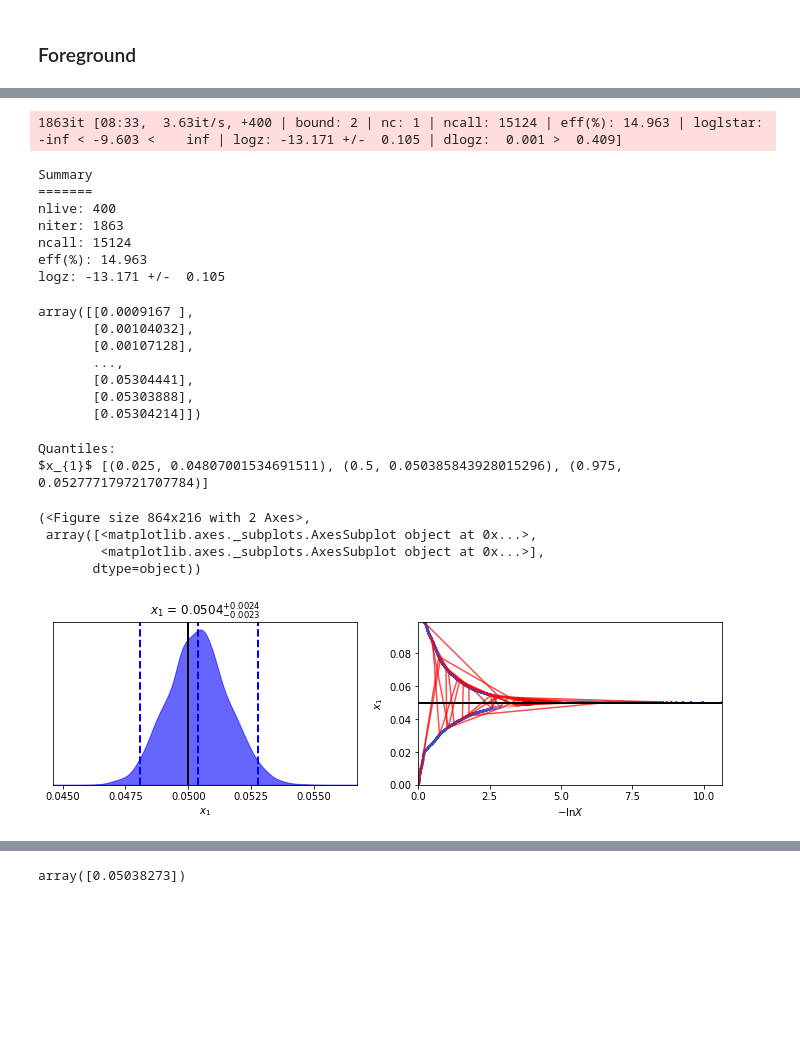
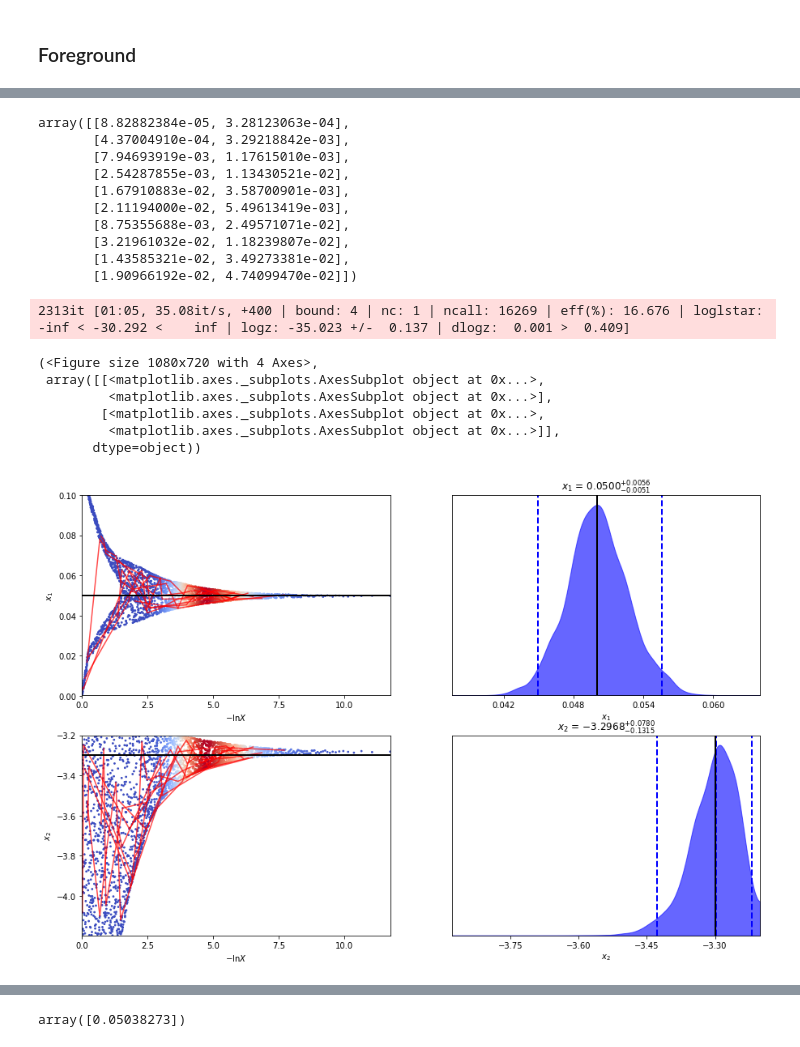
Before and after one commit to YJHelloWorld/Likelihood, a Jupyter notebook: methods.py.ipynb, the cells around one changed output, grey strips where cells are left out. Drawn from its saved outputs; the diff is of its cells as text; code cells hidden in the pictures; blank space fills up the shorter version.

Commit message:
add foreground into likelihood analysis

```diff
--- a/methods.py.ipynb
+++ b/methods.py.ipynb
@@ -793 +743,5 @@ def dust_ps(A_d, beta_d, lbin, nu = [95, 150], nu0 = 353, T_d = 19.6):
+# %%
+A_s = np.load('/fnx/jianyao/Likelihood_data/Bandpowers/0629_2fre_Ali/sync_template_30_BB.npy')
+
+sync_dl = np.load('/fnx/jianyao/Likelihood_data/Bandpowers/0629_2fre_Ali/sync_BB_cross_fre.npy')
 # %%
@@ -863,9 +751,9 @@ array([[-3.55271368e-15,  3.06037975e+01],
 # %%
-cl_hat_fore = cl_hat_all[10][2] + dust_dl
+cl_hat_fore_ali = cl_hat_all_ali[10][2] + sync_dl
 
 def log_likelihood(cube):
     r_i = cube[0];
-    beta_d = cube[1];
+    beta_s = cube[1];
 
     bb_tensor = bb_05[0:nmtlmax+1]*r_i/0.05
 
@@ -879,12 +767,12 @@ def log_likelihood(cube):
     # add Noise bias N_l to expectation values.
     C_l = cl_th_test + nl_mean[2]
 
-    logL = evaluateL(C_l,cl_hat_fore - dust_ps(A_d, beta_d, lbin, Nf), cl_f[2], M_inv, sbin = 1)
+    logL = testL(cl_hat_fore_ali - sync_ps(A_s, beta_s, 10), cl_f_ali[2], C_l, Nf = Nf, M = cov_mat_BB_ali, sbin = 0)
 
     return np.real(logL)
 
 def prior(cube):
     r = cube[0]*0.1;
-    beta_d = cube[1]/100.0 + 0.05
+    beta_s = cube[1] - 4.2 ## from -3.2 to -4.2
 
-    return [r, beta_d]
+    return [r, beta_s]
@@ -899,38 +779,36 @@ log_likelihood([0.05, 2.0])
+# %%
+LA.eigvals(cl_hat_fore_ali - sync_ps(A_s, -3.2, 10))
+# %% [output]
+array([[8.82882384e-05, 3.28123063e-04],
+       [4.37004910e-04, 3.29218842e-03],
+       [7.94693919e-03, 1.17615010e-03],
+       [2.54287855e-03, 1.13430521e-02],
+       [1.67910883e-02, 3.58700901e-03],
+       [2.11194000e-02, 5.49613419e-03],
+       [8.75355688e-03, 2.49571071e-02],
+       [3.21961032e-02, 1.18239807e-02],
+       [1.43585321e-02, 3.49273381e-02],
+       [1.90966192e-02, 4.74099470e-02]])
 # %%
-sampler = dynesty.NestedSampler(log_likelihood, prior, 1, nlive=400)
+sampler = dynesty.NestedSampler(log_likelihood, prior, 2, nlive=400)
 sampler.run_nested()
 results = sampler.results
 # %% [output]
-1863it [08:33,  3.63it/s, +400 | bound: 2 | nc: 1 | ncall: 15124 | eff(%): 14.963 | loglstar:   -inf < -9.603 <    inf | logz: -13.171 +/-  0.105 | dlogz:  0.001 >  0.409]
+2313it [01:05, 35.08it/s, +400 | bound: 4 | nc: 1 | ncall: 16269 | eff(%): 16.676 | loglstar:   -inf < -30.292 <    inf | logz: -35.023 +/-  0.137 | dlogz:  0.001 >  0.409]
-# %%
-results.summary()
-# %% [output]
-Summary
-=======
-nlive: 400
-niter: 1863
-ncall: 15124
-eff(%): 14.963
-logz: -13.171 +/-  0.105
-# %%
-results['samples']
-# %% [output]
-array([[0.0009167 ],
-       [0.00104032],
-       [0.00107128],
-       ...,
-       [0.05304441],
-       [0.05303888],
-       [0.05304214]])
+# %%
+truth = np.array([0.05, -3.3])
 # %%
-dyplot.traceplot(results, truths=np.ones(1)*0.050,
+fig, axes = plt.subplots(2, 2, figsize=(15, 10))
+axes = axes.reshape((2, 2))
+
+dyplot.traceplot(results, truths=truth,
                              truth_color='black', show_titles=True,
-                             trace_cmap='coolwarm', title_fmt='.4f',connect=True, verbose = True)
+                             trace_cmap='coolwarm', title_fmt='.4f',connect=True, fig = (fig, axes))
 # %% [output]
-Quantiles:
-$x_{1}$ [(0.025, 0.04807001534691511), (0.5, 0.050385843928015296), (0.975, 0.052777179721707784)]
+(<Figure size 1080x720 with 4 Axes>,
+ array([[<matplotlib.axes._subplots.AxesSubplot object at 0x...>,
+         <matplotlib.axes._subplots.AxesSubplot object at 0x...>],
+        [<matplotlib.axes._subplots.AxesSubplot object at 0x...>,
+         <matplotlib.axes._subplots.AxesSubplot object at 0x...>]],
+       dtype=object))
-(<Figure size 864x216 with 2 Axes>,
- array([<matplotlib.axes._subplots.AxesSubplot object at 0x...>,
-        <matplotlib.axes._subplots.AxesSubplot object at 0x...>],
-       dtype=object))
-[figure, old version]
+[figure, new version]
```
Also changed, not shown: parts of 30 cells of this notebook.
